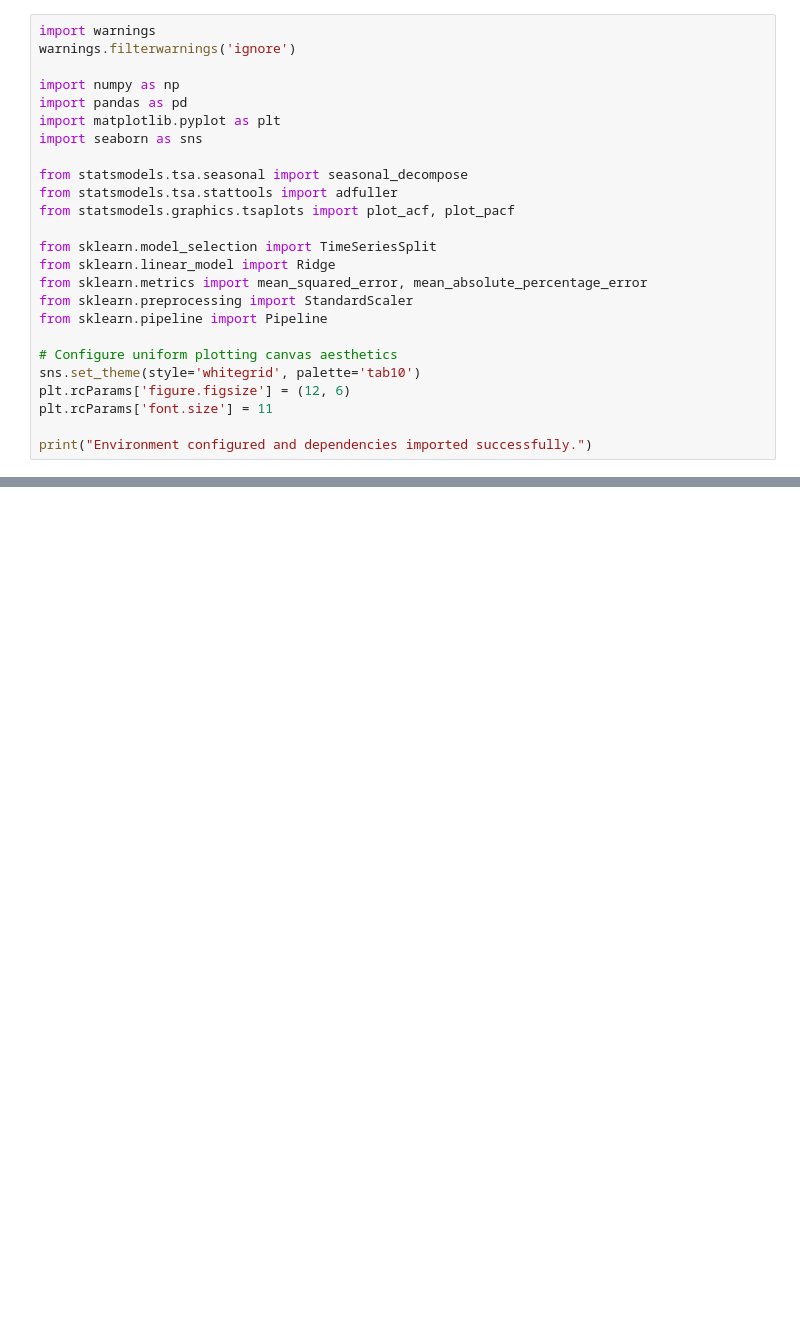
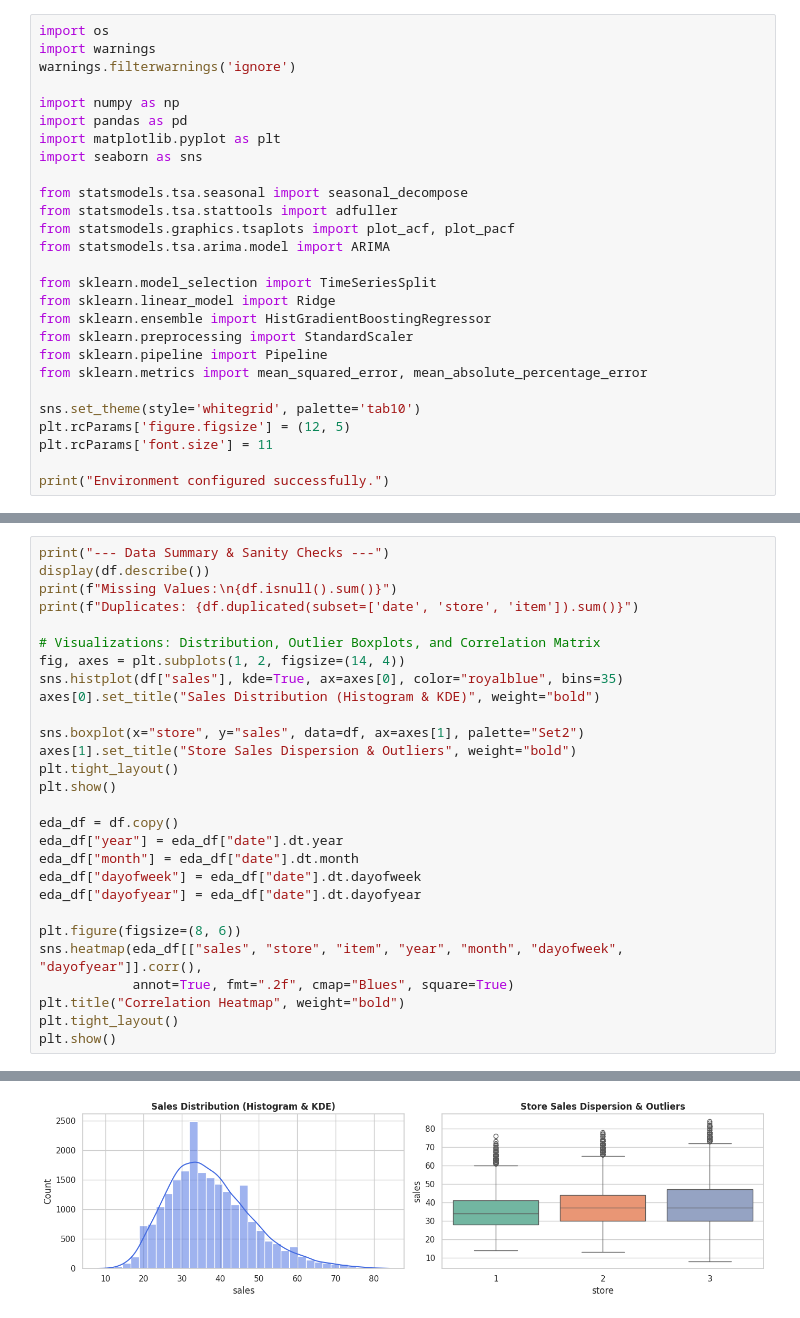
Before and after one commit to gSinhaUCB/UCB-demand-forecasting-capstone, a Jupyter notebook: notebooks/capstone_initial_eda_baseline.ipynb, the cells around one changed output, grey strips where cells are left out. Drawn from its saved outputs; the diff is of its cells as text; blank space fills up the shorter version.

```diff
--- a/notebooks/capstone_initial_eda_baseline.ipynb
+++ b/notebooks/capstone_initial_eda_baseline.ipynb
@@ -16,4 +22,5 @@ Import the core scientific Python libraries required for exploratory time-series
 # %%
+import os
 import warnings
 warnings.filterwarnings('ignore')
 
@@ -25,17 +32,18 @@ import seaborn as sns
 from statsmodels.tsa.seasonal import seasonal_decompose
 from statsmodels.tsa.stattools import adfuller
 from statsmodels.graphics.tsaplots import plot_acf, plot_pacf
+from statsmodels.tsa.arima.model import ARIMA
 
 from sklearn.model_selection import TimeSeriesSplit
 from sklearn.linear_model import Ridge
-from sklearn.metrics import mean_squared_error, mean_absolute_percentage_error
+from sklearn.ensemble import HistGradientBoostingRegressor
 from sklearn.preprocessing import StandardScaler
 from sklearn.pipeline import Pipeline
+from sklearn.metrics import mean_squared_error, mean_absolute_percentage_error
 
-# Configure uniform plotting canvas aesthetics
 sns.set_theme(style='whitegrid', palette='tab10')
-plt.rcParams['figure.figsize'] = (12, 6)
+plt.rcParams['figure.figsize'] = (12, 5)
 plt.rcParams['font.size'] = 11
 
-print("Environment configured and dependencies imported successfully.")
+print("Environment configured successfully.")
 # %% [output]
@@ -117,0 +121,29 @@ ADF Statistic: -1.8661 | p-value: 0.3482
+# %%
+print("--- Data Summary & Sanity Checks ---")
+display(df.describe())
+print(f"Missing Values:\n{df.isnull().sum()}")
+print(f"Duplicates: {df.duplicated(subset=['date', 'store', 'item']).sum()}")
+
+# Visualizations: Distribution, Outlier Boxplots, and Correlation Matrix
+fig, axes = plt.subplots(1, 2, figsize=(14, 4))
+sns.histplot(df["sales"], kde=True, ax=axes[0], color="royalblue", bins=35)
+axes[0].set_title("Sales Distribution (Histogram & KDE)", weight="bold")
+
+sns.boxplot(x="store", y="sales", data=df, ax=axes[1], palette="Set2")
+axes[1].set_title("Store Sales Dispersion & Outliers", weight="bold")
+plt.tight_layout()
+plt.show()
+
+eda_df = df.copy()
+eda_df["year"] = eda_df["date"].dt.year
+eda_df["month"] = eda_df["date"].dt.month
+eda_df["dayofweek"] = eda_df["date"].dt.dayofweek
+eda_df["dayofyear"] = eda_df["date"].dt.dayofyear
+
+plt.figure(figsize=(8, 6))
+sns.heatmap(eda_df[["sales", "store", "item", "year", "month", "dayofweek", "dayofyear"]].corr(),
+            annot=True, fmt=".2f", cmap="Blues", square=True)
+plt.title("Correlation Heatmap", weight="bold")
+plt.tight_layout()
+plt.show()
+# %% [output]
@@ -117,0 +167 @@ ADF Statistic: -1.8661 | p-value: 0.3482
+[figure, added]
```
Also changed, not shown: parts of 29 cells of this notebook.
